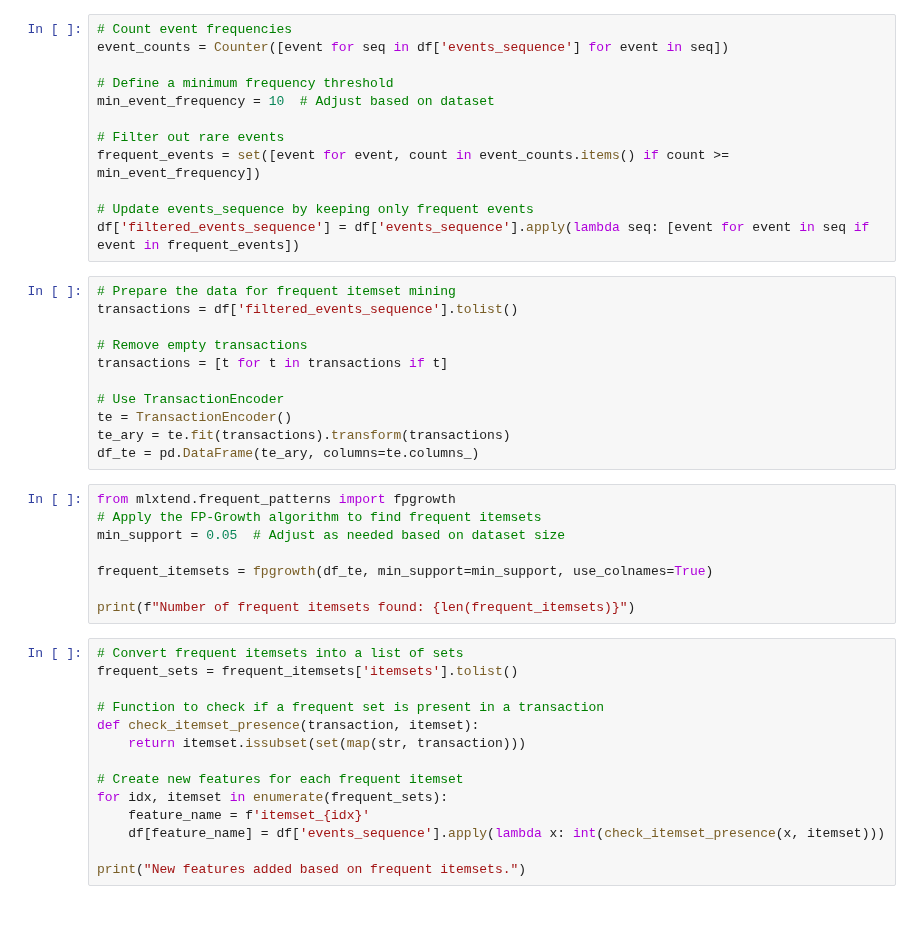
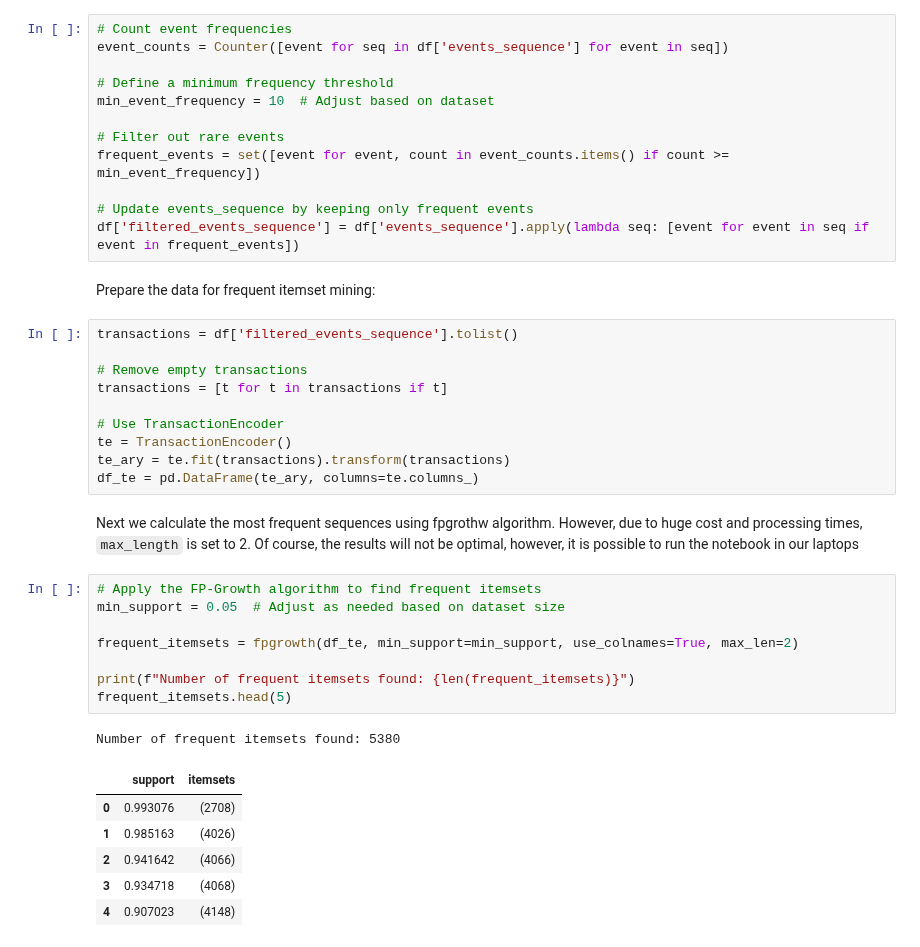
Before and after one commit to stef4k/train-maintenance-data-mining, a Jupyter notebook: research_paper_method.ipynb, the cells around one changed output. Saved outputs shown, nothing was run; the diff lists cells and outputs as text; blank space fills up the shorter version.

```diff
--- a/research_paper_method.ipynb
+++ b/research_paper_method.ipynb
@@ -135,8 +154,9 @@ frequent_events = set([event for event, count in event_counts.items() if count >
 
 # Update events_sequence by keeping only frequent events
 df['filtered_events_sequence'] = df['events_sequence'].apply(lambda seq: [event for event in seq if event in frequent_events])
+# %% [markdown]
+Prepare the data for frequent itemset mining:
 # %%
-# Prepare the data for frequent itemset mining
 transactions = df['filtered_events_sequence'].tolist()
 
 # Remove empty transactions
@@ -146,25 +166,22 @@ transactions = [t for t in transactions if t]
 te = TransactionEncoder()
 te_ary = te.fit(transactions).transform(transactions)
 df_te = pd.DataFrame(te_ary, columns=te.columns_)
+# %% [markdown]
+Next we calculate the most frequent sequences using fpgrothw algorithm. However, due to huge cost and processing times, `max_length` is set to 2.
+Of course, the results will not be optimal, however, it is possible to run the notebook in our laptops
 # %%
-from mlxtend.frequent_patterns import fpgrowth
 # Apply the FP-Growth algorithm to find frequent itemsets
 min_support = 0.05  # Adjust as needed based on dataset size
 
-frequent_itemsets = fpgrowth(df_te, min_support=min_support, use_colnames=True)
+frequent_itemsets = fpgrowth(df_te, min_support=min_support, use_colnames=True, max_len=2)
 
 print(f"Number of frequent itemsets found: {len(frequent_itemsets)}")
+frequent_itemsets.head(5)
+# %% [output]
+Number of frequent itemsets found: 5380
+|  | support | itemsets |
+| 0 | 0.993076 | (2708) |
+| 1 | 0.985163 | (4026) |
+| 2 | 0.941642 | (4066) |
+| 3 | 0.934718 | (4068) |
+| 4 | 0.907023 | (4148) |
-# %%
-# Convert frequent itemsets into a list of sets
-frequent_sets = frequent_itemsets['itemsets'].tolist()
-
-# Function to check if a frequent set is present in a transaction
-def check_itemset_presence(transaction, itemset):
-    return itemset.issubset(set(map(str, transaction)))
-
-# Create new features for each frequent itemset
-for idx, itemset in enumerate(frequent_sets):
-    feature_name = f'itemset_{idx}'
-    df[feature_name] = df['events_sequence'].apply(lambda x: int(check_itemset_presence(x, itemset)))
-
-print("New features added based on frequent itemsets.")
```
Also changed, not shown: parts of 31 cells of this notebook.
